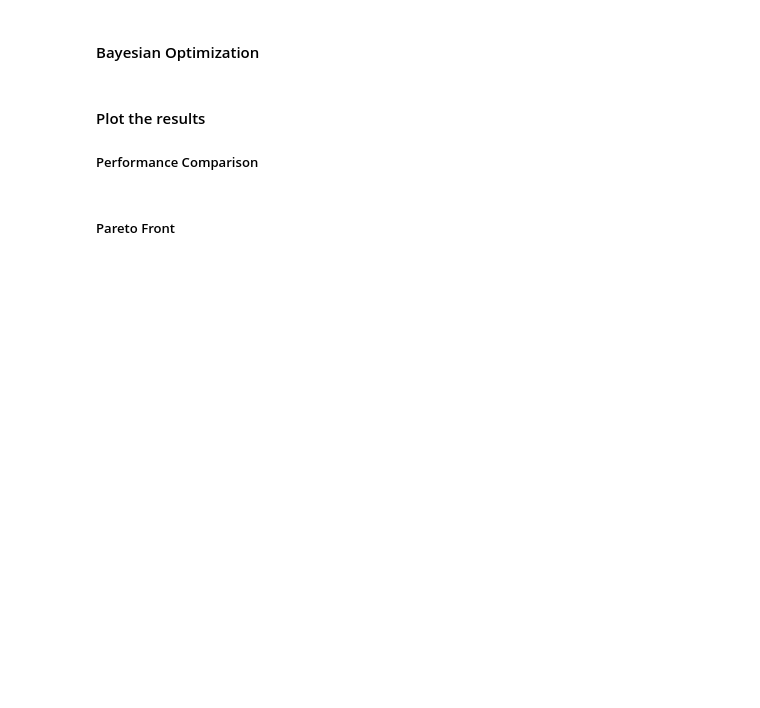
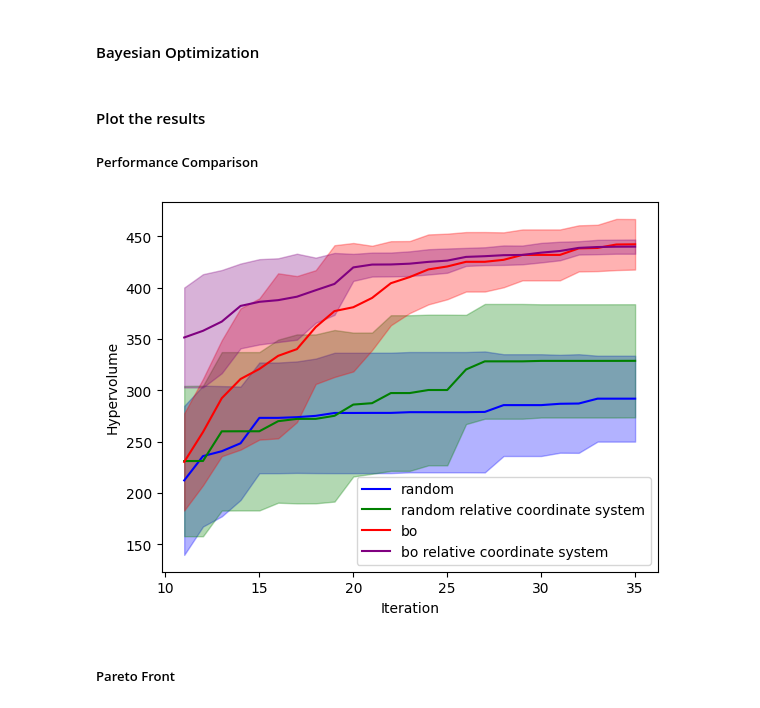
Before and after one commit to Jimbo994/AutoLC-BO, a Jupyter notebook: bofire.ipynb, the cells around one changed output. Cells and saved outputs as stored; diff of their text form; code cells hidden in the pictures; blank space fills up the shorter version.

```diff
--- a/bofire.ipynb
+++ b/bofire.ipynb
@@ -409,7 +409,7 @@ for i in range(5):
     results = random_results = run(
         HPLC(n_gradients=4, multiobjective=True),
         strategy_factory=lambda domain: strategies.map(RandomStrategy(domain=domain)),
-        n_iterations=20,
+        n_iterations=25,
         metric=hypervolume,
         initial_sampler=sample,
         n_runs=1,
@@ -421,7 +421,7 @@ for i in range(5):
     results = random_results = run(
         HPLC_alt(n_gradients=4, multiobjective=True),
         strategy_factory=lambda domain: strategies.map(RandomStrategy(domain=domain)),
-        n_iterations=20,
+        n_iterations=25,
         metric=hypervolume,
         initial_sampler=sample,
         n_runs=1,
@@ -447,13 +447,13 @@ def sample(domain):
     return sampled
 
 mo_sresults = []
-mo_rresults = []
+mo_sresults_alt = []
 
-for i in range(3):
+for i in range(5):
     results = random_results = run(
         HPLC(n_gradients=4, multiobjective=True),
         strategy_factory=lambda domain: strategies.map(MoboStrategy(domain=domain, ref_point=ref_point)),
-        n_iterations=20,
+        n_iterations=25,
         metric=hypervolume,
         initial_sampler=sample,
         n_runs=1,
@@ -461,14 +461,14 @@ for i in range(3):
     )
     mo_sresults.append(results[0])
 
-for i in range(3):
+for i in range(5):
     results = random_results = run(
         HPLC_alt(n_gradients=4, multiobjective=True),
         strategy_factory=lambda domain: strategies.map(MoboStrategy(domain=domain, ref_point=ref_point)),
-        n_iterations=20,
+        n_iterations=25,
         metric=hypervolume,
         initial_sampler=sample,
         n_runs=1,
         n_procs=1,
     )
-    mo_sresults.append(results[0])
+    mo_sresults_alt.append(results[0])
@@ -478,27 +480,29 @@ for i in range(3):
 # %%
 fig, ax = plt.subplots()
 
 best_random = np.array([mo_rresults[i][1] for i in range(len(mo_rresults))])
-ax.plot(range(11, 31), best_random.mean(axis=0), color="blue", label="random")
-ax.fill_between(range(11, 31),(best_random.mean(0)-best_random.std(0)), (best_random.mean(0)+best_random.std(0)), alpha = 0.3, color = 'blue')
+ax.plot(range(11, 36), best_random.mean(axis=0), color="blue", label="random")
+ax.fill_between(range(11, 36),(best_random.mean(0)-best_random.std(0)), (best_random.mean(0)+best_random.std(0)), alpha = 0.3, color = 'blue')
 
 best_random = np.array([mo_rresults_alt[i][1] for i in range(len(mo_rresults_alt))])
-ax.plot(range(11, 31), best_random.mean(axis=0), color="blue", label="random relative coordinate system")
-ax.fill_between(range(11, 31),(best_random.mean(0)-best_random.std(0)), (best_random.mean(0)+best_random.std(0)), alpha = 0.3, color = 'blue')
+ax.plot(range(11, 36), best_random.mean(axis=0), color="green", label="random relative coordinate system")
+ax.fill_between(range(11, 36),(best_random.mean(0)-best_random.std(0)), (best_random.mean(0)+best_random.std(0)), alpha = 0.3, color = 'green')
 
 best_sobo = np.array([mo_sresults[i][1] for i in range(len(mo_sresults))])
-ax.plot(range(11, 31),best_sobo.mean(axis=0), color="red", label="bo")
-ax.fill_between(range(11, 31),(best_sobo.mean(0)-best_sobo.std(0)), (best_sobo.mean(0)+best_sobo.std(0)), alpha = 0.3, color = 'red')
+ax.plot(range(11, 36),best_sobo.mean(axis=0), color="red", label="bo")
+ax.fill_between(range(11, 36),(best_sobo.mean(0)-best_sobo.std(0)), (best_sobo.mean(0)+best_sobo.std(0)), alpha = 0.3, color = 'red')
 
 best_sobo = np.array([mo_sresults_alt[i][1] for i in range(len(mo_sresults_alt))])
-ax.plot(range(11, 31),best_sobo.mean(axis=0), color="red", label="bo relative coordinate system")
-ax.fill_between(range(11, 31),(best_sobo.mean(0)-best_sobo.std(0)), (best_sobo.mean(0)+best_sobo.std(0)), alpha = 0.3, color = 'red')
+ax.plot(range(11, 36),best_sobo.mean(axis=0), color="purple", label="bo relative coordinate system")
+ax.fill_between(range(11, 36),(best_sobo.mean(0)-best_sobo.std(0)), (best_sobo.mean(0)+best_sobo.std(0)), alpha = 0.3, color = 'purple')
 
 ax.set_xlabel("Iteration")
 ax.set_ylabel("Hypervolume")
 ax.legend()
 
 plt.show()
+# %% [output]
+[figure, added]
 # %% [markdown]
 ##### Pareto Front
 # %%
```
Also changed, not shown: parts of 8 cells of this notebook.
